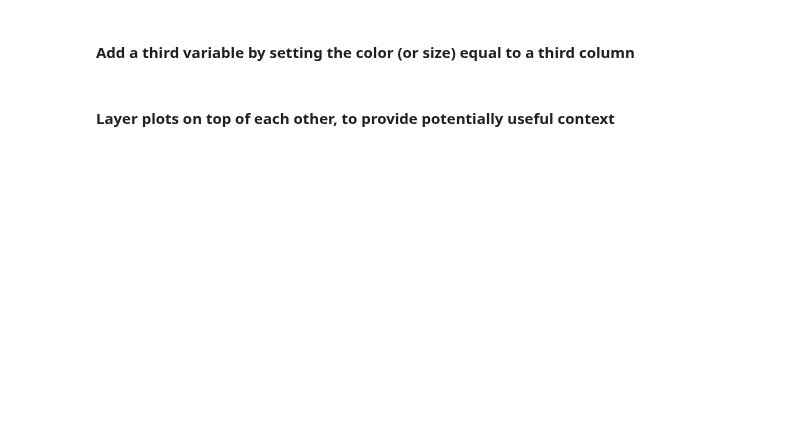
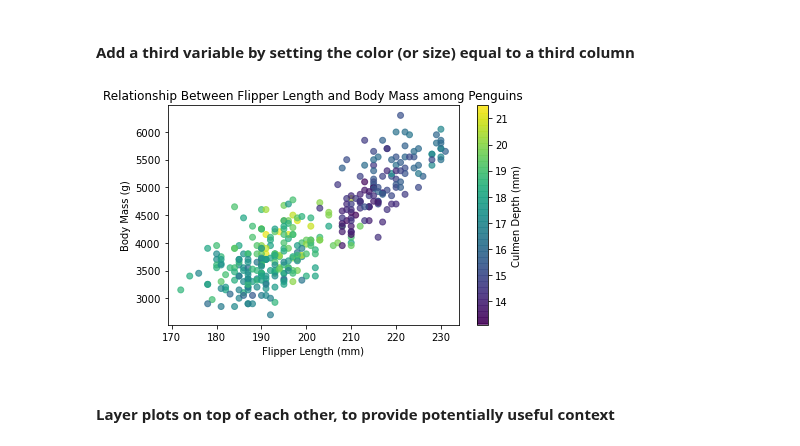
Before and after one commit to flatiron-school/DS-Deloitte-1003-c3, a Jupyter notebook: Lectures/Pandas/plotting-with-pandas.ipynb, the cells around one changed output. Cells and saved outputs as stored; diff of their text form; code cells hidden in the pictures; blank space fills up the shorter version.

```diff
--- a/Lectures/Pandas/plotting-with-pandas.ipynb
+++ b/Lectures/Pandas/plotting-with-pandas.ipynb
@@ -287,19 +329,21 @@ plt.tight_layout()
 # %%
 fig, ax = plt.subplots(figsize=(6, 4))
 
 # When you save the plot as a variable...
 scatter = ax.scatter(x=penguins['flipper_length_mm'], y=penguins['body_mass_g'],
                      alpha=.7,
-                     c=penguins['culmen_depth_mm'])
+                     c=penguins['bill_depth_mm'])
 
 ax.set_xlabel('Flipper Length (mm)')
 ax.set_ylabel('Body Mass (g)')
 ax.set_title('Relationship Between Flipper Length and Body Mass among Penguins')
 
 # You can then add a color bar as a legend!
 plt.colorbar(scatter, label='Culmen Depth (mm)')
 
 plt.tight_layout()
+# %% [output]
+[figure, added]
 # %% [markdown]
 #### Layer plots on top of each other, to provide potentially useful context
 # %%
```
Also changed, not shown: parts of 29 cells of this notebook.
